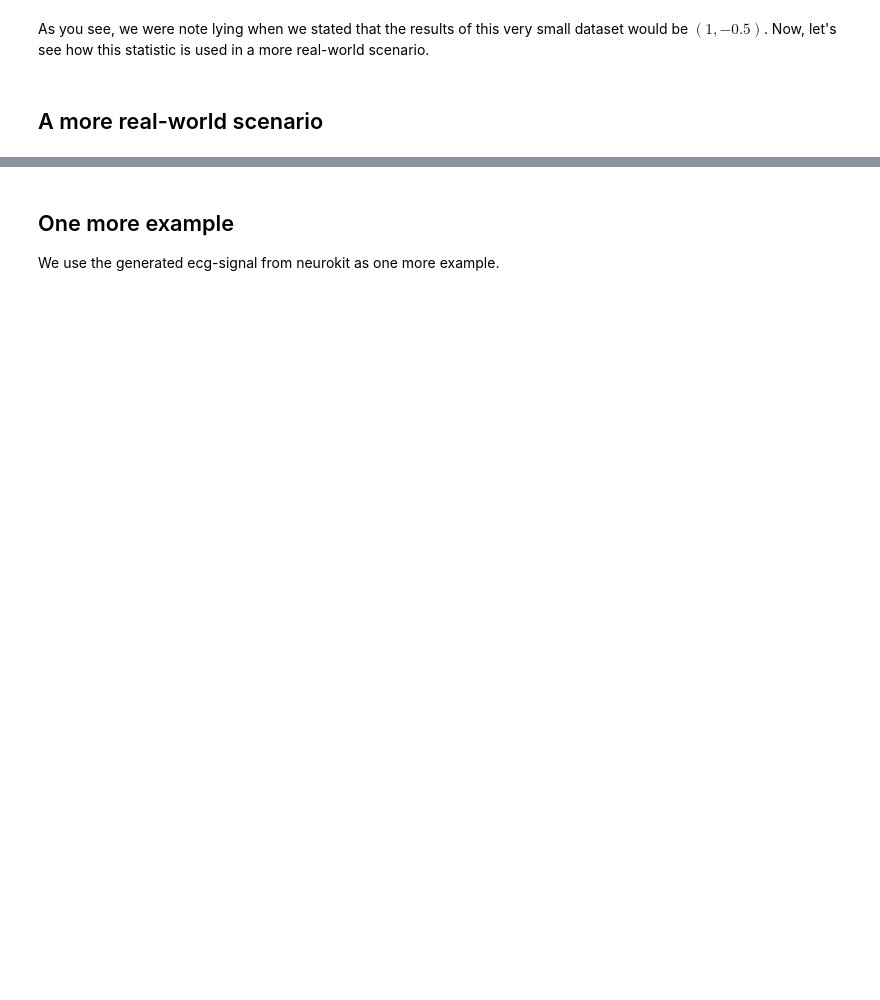
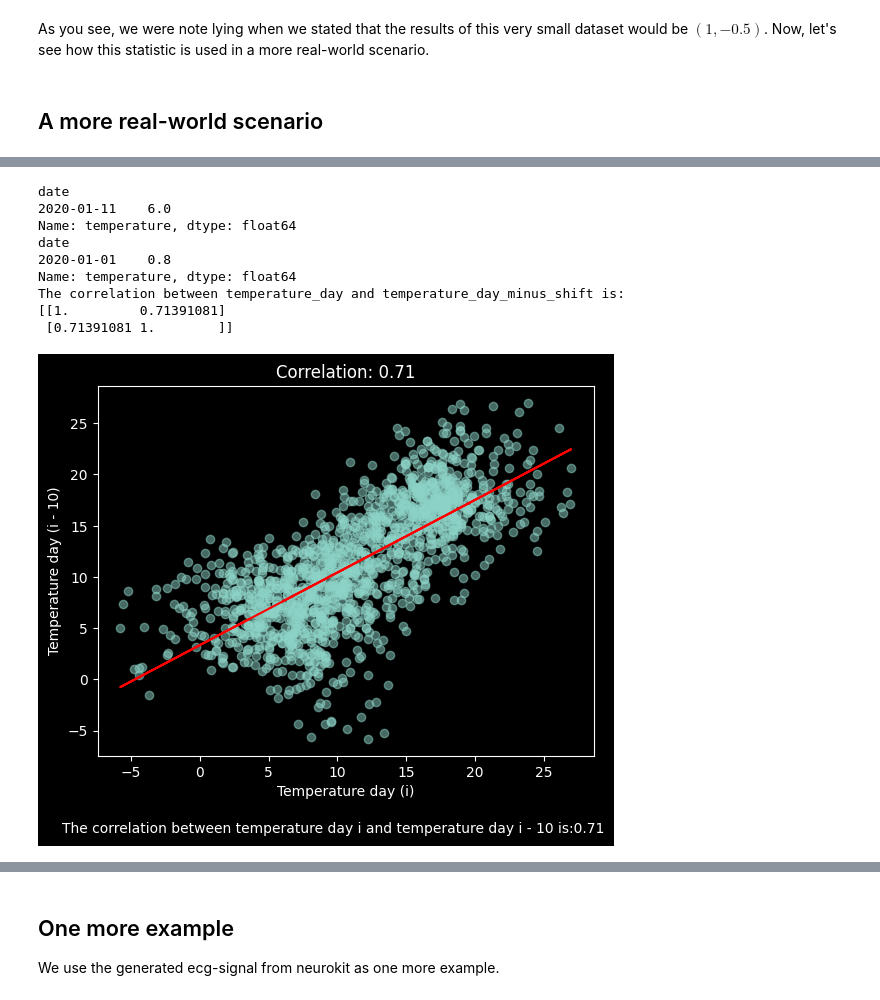
Before and after one commit to fenna/BFVM23PROGRAM3, a Jupyter notebook: demos/demo_autocorrelation.ipynb, the cells around one changed output, grey strips where cells are left out. Drawn from its saved outputs; the diff is of its cells as text; code cells hidden in the pictures; blank space fills up the shorter version.

```diff
--- a/demos/demo_autocorrelation.ipynb
+++ b/demos/demo_autocorrelation.ipynb
@@ -103,0 +134,40 @@ plt.show()
+# %%
+shift = 10
+temperature_day = subset['temperature'][shift:]
+temperature_day_minus_shift = subset['temperature'][:-shift]
+print(temperature_day[0:1])
+print(temperature_day_minus_shift[0:1])
+
+# Calculate the correlation
+corr = np.corrcoef(temperature_day, temperature_day_minus_shift)
+print('The correlation between temperature_day and temperature_day_minus_shift is:')
+print(corr)
+
+# Scatter plot
+plt.scatter(temperature_day, temperature_day_minus_shift, alpha=0.5)
+
+# Add a red trend line
+m, b = np.polyfit(temperature_day, temperature_day_minus_shift, 1)  # Linear fit
+plt.plot(temperature_day, m*temperature_day + b, color='red')
+# Labels and title
+plt.xlabel('Temperature day (i)')
+plt.ylabel(f'Temperature day (i - {shift})')
+plt.title(f'Correlation: {corr[0, 1]:.2f}')
+
+# Add a text annotation below the plot
+plt.text(-10, -15,
+         f'The correlation between temperature day i and temperature day i - {shift} is:{corr[0, 1]:.2f}',
+         wrap=False, fontsize=10, color='white')
+
+plt.show()
+# %% [output]
+date
+2020-01-11    6.0
+Name: temperature, dtype: float64
+date
+2020-01-01    0.8
+Name: temperature, dtype: float64
+The correlation between temperature_day and temperature_day_minus_shift is:
+[[1.         0.71391081]
+ [0.71391081 1.        ]]
+[figure, added]
```
Also changed, not shown: parts of 21 cells of this notebook.
